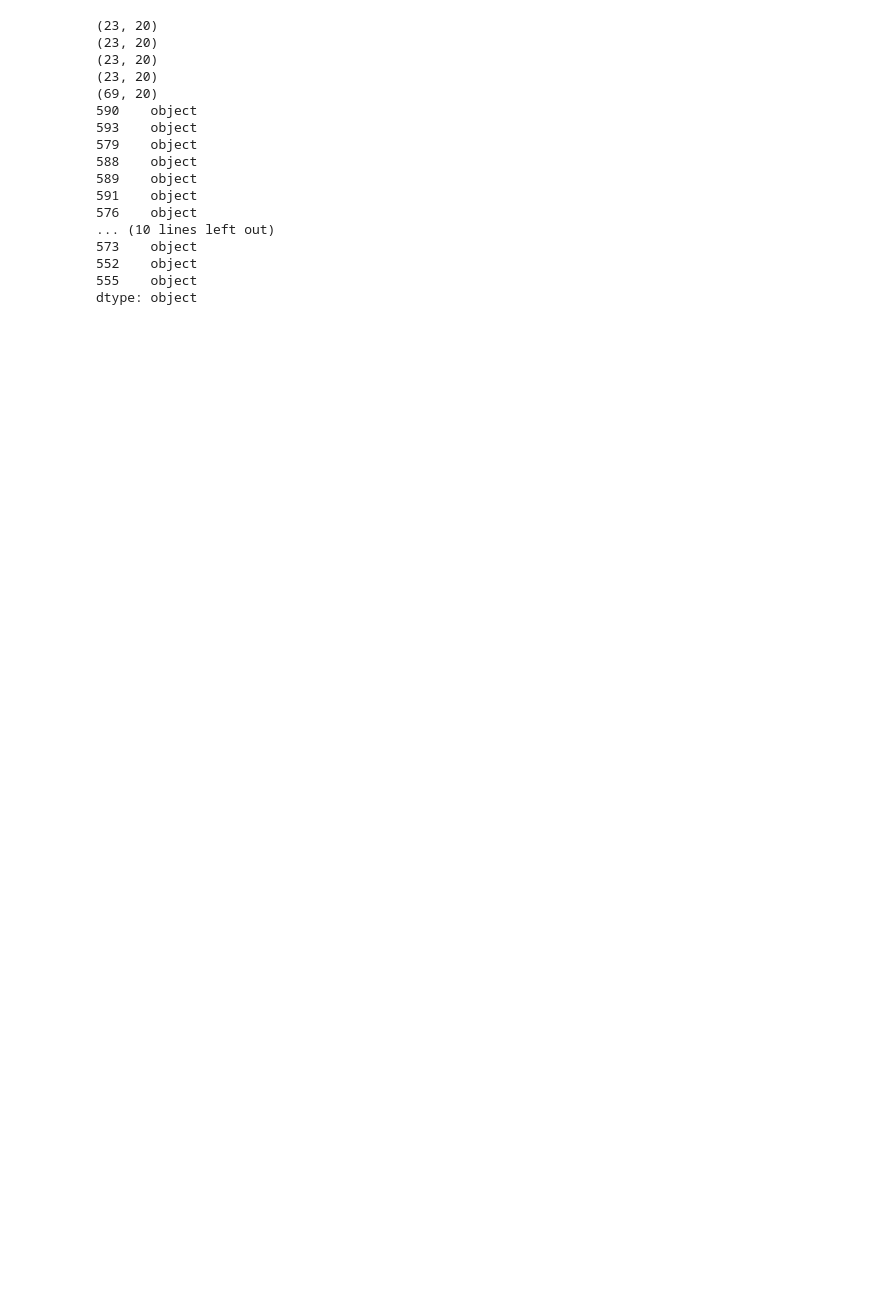
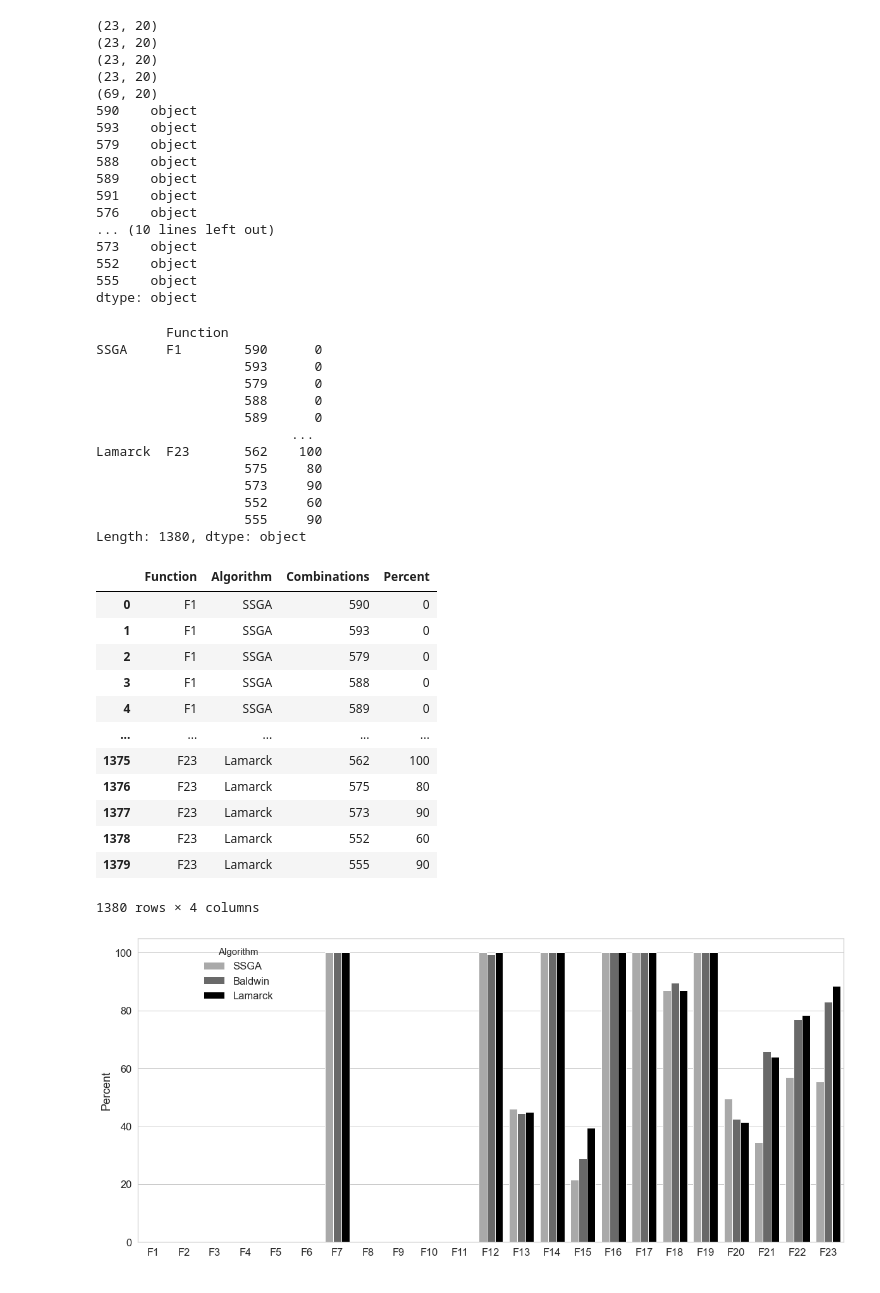
Before and after one commit to JIAOJIAOMEI/Evolution_algorithm, a Jupyter notebook: Final/plots/dataseepercentrainbow.ipynb, the cells around one changed output. Saved outputs shown, nothing was run; the diff lists cells and outputs as text; code cells hidden in the pictures; blank space fills up the shorter version.

```diff
--- a/Final/plots/dataseepercentrainbow.ipynb
+++ b/Final/plots/dataseepercentrainbow.ipynb
@@ -38,6 +38,67 @@ print(df_together.dtypes)
 552    object
 555    object
 dtype: object
+# %%
+import seaborn as sns
+dataframe = df_together
+dataframe = dataframe.stack()
+display(dataframe)
+dataframe = dataframe.rename_axis(index=["Algorithm","Function","Combinations"])
+dataframe = dataframe.reset_index(level=[0, 2], name="Percent")
+dataframe["Percent"] = pd.to_numeric(dataframe["Percent"])
+dataframe = dataframe.reset_index(drop=False)
+display(dataframe)
+function_list = ["F" + str(i) for i in range(1, 24, 1)]
+mode_list=["SSGA","Baldwin","Lamarck"]
+def show_graph(dataframe):
+    palette = {"SSGA":"darkgray",
+           "Baldwin":"dimgrey",
+           "Lamarck":"black"}
+    sns.set_theme(style="whitegrid",font_scale=1.5)
+    sns.color_palette("viridis", as_cmap=True)
+    dist_cols = 1
+    dist_rows = 3
+    plt.figure(figsize=(20 * dist_cols, 10 * dist_rows))
+    i = 1
+    plt.subplot(dist_rows, dist_cols, i)
+    # ax = sns.barplot(data=dataframe,y="Percent",x="Function",hue="Algorithm",dodge=True,errorbar=("se", 2),palette=palette)
+    # sns.pointplot(data=dataframe,y="Percent",x="Function",hue="Algorithm",errorbar=("pi", 100),dodge=True,linestyles='',capsize=.6)
+    ax = sns.barplot(data=dataframe,y="Percent",x="Function",hue="Algorithm",palette=palette,errorbar=None)
+    plt.xlabel(" ")
+    plt.setp(ax.get_legend().get_texts(), fontsize='12') # for legend text
+    plt.setp(ax.get_legend().get_title(), fontsize='15') # for legend title
+    sns.move_legend(ax, "upper left", bbox_to_anchor=(0.08,1),frameon=False)
+    plt.savefig("./barplot_percent_3_final.png", dpi=1200,bbox_inches='tight')
+    plt.show()
+show_graph(dataframe=dataframe)
+# %% [output]
+         Function
+SSGA     F1        590      0
+                   593      0
+                   579      0
+                   588      0
+                   589      0
+                         ...
+Lamarck  F23       562    100
+                   575     80
+                   573     90
+                   552     60
+                   555     90
+Length: 1380, dtype: object
+|  | Function | Algorithm | Combinations | Percent |
+| 0 | F1 | SSGA | 590 | 0 |
+| 1 | F1 | SSGA | 593 | 0 |
+| 2 | F1 | SSGA | 579 | 0 |
+| 3 | F1 | SSGA | 588 | 0 |
+| 4 | F1 | SSGA | 589 | 0 |
+| ... | ... | ... | ... | ... |
+| 1375 | F23 | Lamarck | 562 | 100 |
+| 1376 | F23 | Lamarck | 575 | 80 |
+| 1377 | F23 | Lamarck | 573 | 90 |
+| 1378 | F23 | Lamarck | 552 | 60 |
+| 1379 | F23 | Lamarck | 555 | 90 |
+1380 rows × 4 columns
+[figure, added]
 # %%
 import seaborn as sns
 dataframe = df_together
```
Also changed, not shown: parts of 2 cells of this notebook, 22 other files.
